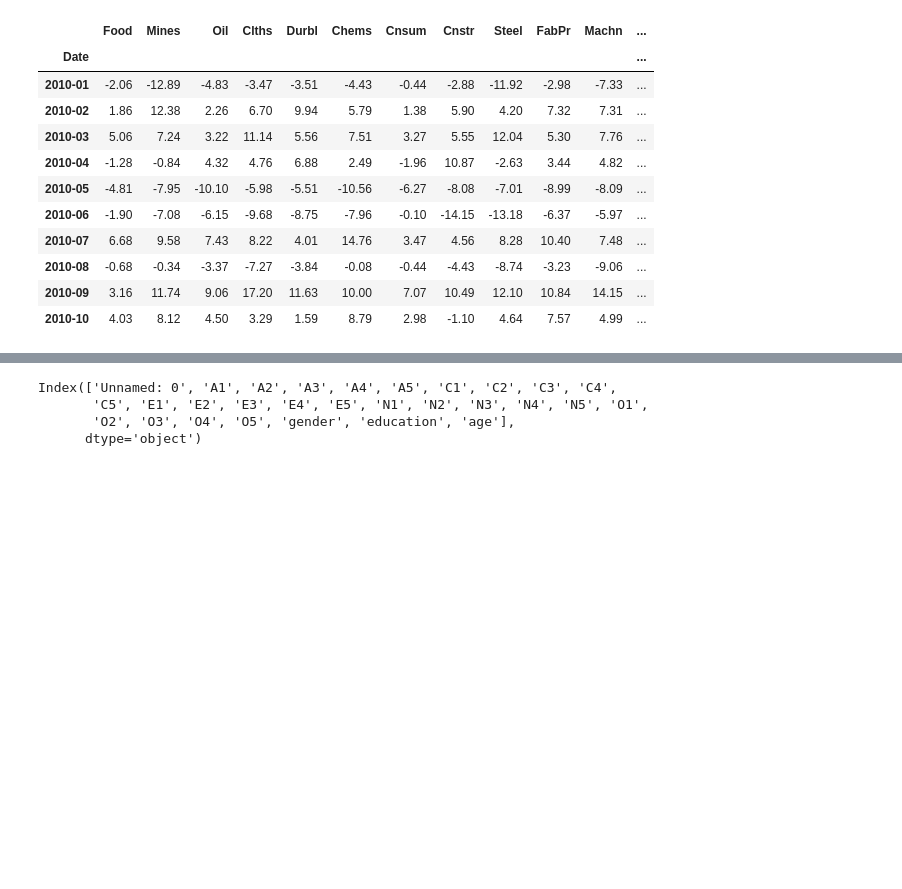
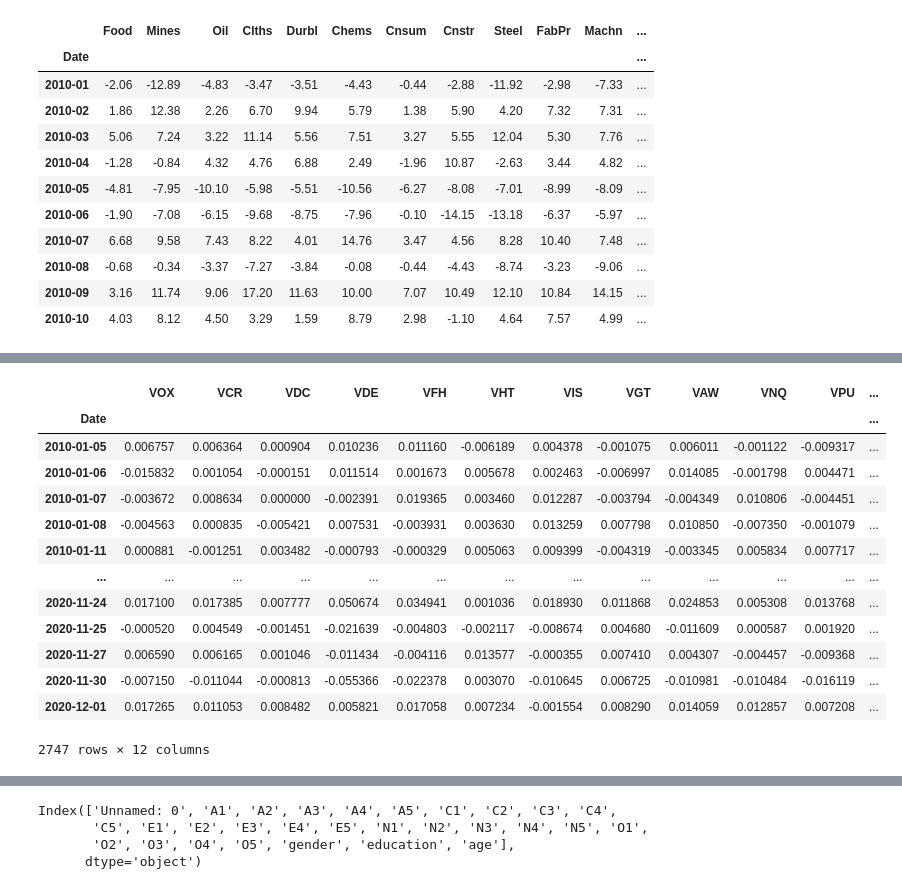
Before and after one commit to ywang408/FE670, a Jupyter notebook: sample_codes/factor_fama_french.ipynb, the cells around one changed output, grey strips where cells are left out. Cells and saved outputs as stored; diff of their text form; code cells hidden in the pictures; blank space fills up the shorter version.

```diff
--- a/sample_codes/factor_fama_french.ipynb
+++ b/sample_codes/factor_fama_french.ipynb
@@ -219,7 +214,23 @@ returns0
 def r2(x, y):
     return pearsonr(x, y)[0] ** 2
 # %%
-tmp_fts = pricesx.copy()
+tmp_fts = returns0.copy()
+tmp_fts
+# %% [output]
+|  | VOX | VCR | VDC | VDE | VFH | VHT | VIS | VGT | VAW | VNQ | VPU | ... |
+| Date |  |  |  |  |  |  |  |  |  |  |  | ... |
+| 2010-01-05 | 0.006757 | 0.006364 | 0.000904 | 0.010236 | 0.011160 | -0.006189 | 0.004378 | -0.001075 | 0.006011 | -0.001122 | -0.009317 | ... |
+| 2010-01-06 | -0.015832 | 0.001054 | -0.000151 | 0.011514 | 0.001673 | 0.005678 | 0.002463 | -0.006997 | 0.014085 | -0.001798 | 0.004471 | ... |
+| 2010-01-07 | -0.003672 | 0.008634 | 0.000000 | -0.002391 | 0.019365 | 0.003460 | 0.012287 | -0.003794 | -0.004349 | 0.010806 | -0.004451 | ... |
+| 2010-01-08 | -0.004563 | 0.000835 | -0.005421 | 0.007531 | -0.003931 | 0.003630 | 0.013259 | 0.007798 | 0.010850 | -0.007350 | -0.001079 | ... |
+| 2010-01-11 | 0.000881 | -0.001251 | 0.003482 | -0.000793 | -0.000329 | 0.005063 | 0.009399 | -0.004319 | -0.003345 | 0.005834 | 0.007717 | ... |
+| ... | ... | ... | ... | ... | ... | ... | ... | ... | ... | ... | ... | ... |
+| 2020-11-24 | 0.017100 | 0.017385 | 0.007777 | 0.050674 | 0.034941 | 0.001036 | 0.018930 | 0.011868 | 0.024853 | 0.005308 | 0.013768 | ... |
+| 2020-11-25 | -0.000520 | 0.004549 | -0.001451 | -0.021639 | -0.004803 | -0.002117 | -0.008674 | 0.004680 | -0.011609 | 0.000587 | 0.001920 | ... |
+| 2020-11-27 | 0.006590 | 0.006165 | 0.001046 | -0.011434 | -0.004116 | 0.013577 | -0.000355 | 0.007410 | 0.004307 | -0.004457 | -0.009368 | ... |
+| 2020-11-30 | -0.007150 | -0.011044 | -0.000813 | -0.055366 | -0.022378 | 0.003070 | -0.010645 | 0.006725 | -0.010981 | -0.010484 | -0.016119 | ... |
+| 2020-12-01 | 0.017265 | 0.011053 | 0.008482 | 0.005821 | 0.017058 | 0.007234 | -0.001554 | 0.008290 | 0.014059 | 0.012857 | 0.007208 | ... |
+2747 rows × 12 columns
 # %%
 fig, axs = plt.subplots(ncols=2, nrows=0, figsize=(10, 40))
 plt.subplots_adjust(right=2.5)
```
Also changed, not shown: parts of 15 cells of this notebook.
